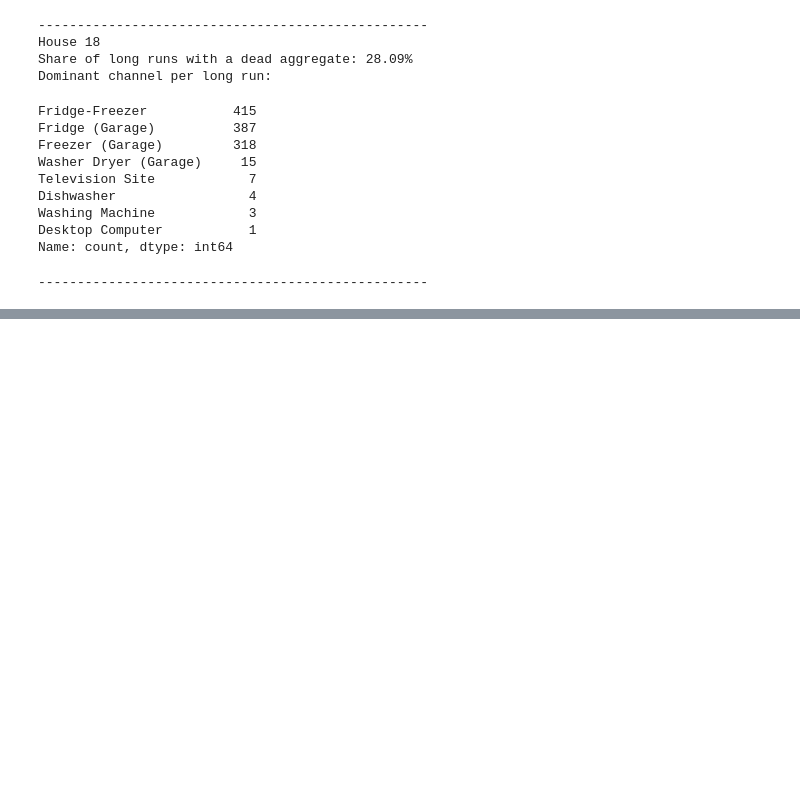
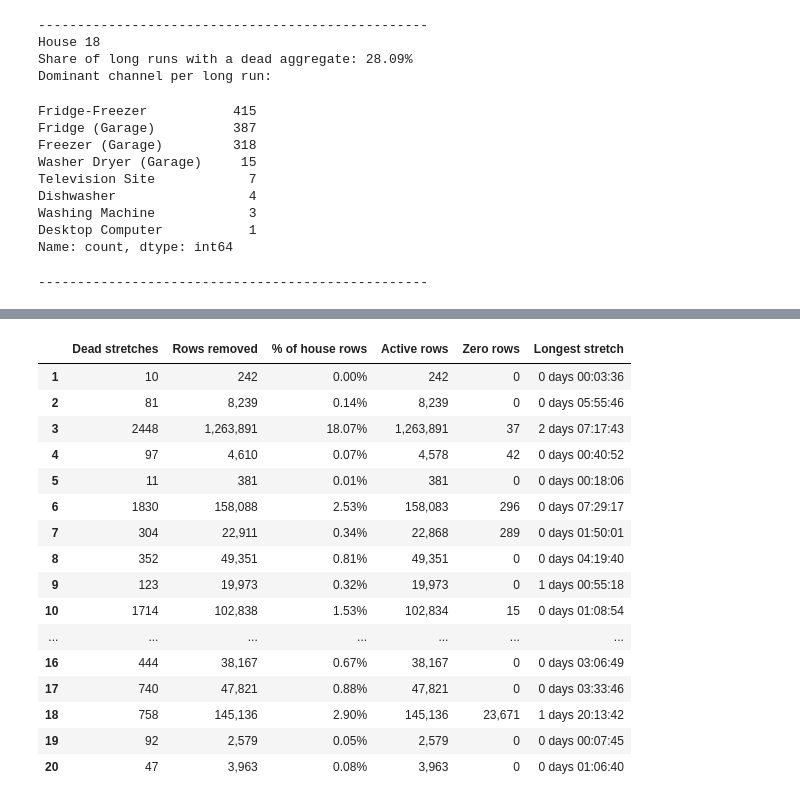
Before and after one commit to rulezcasa/nilm-moment, a Jupyter notebook: EDA.ipynb, the cells around one changed output, grey strips where cells are left out. Cells and saved outputs as stored; diff of their text form; code cells hidden in the pictures; blank space fills up the shorter version.

```diff
--- a/EDA.ipynb
+++ b/EDA.ipynb
@@ -476,0 +462,67 @@ The five exception houses were profiled before applying the above rules. Houses
+# %%
+NON_APPLIANCE = ("House", "Time", "Unix", "Aggregate", "Issues")
+DEAD_MIN = pd.Timedelta("2min")  # minimum length of a dead stretch, same as LONG_RUN
+LOW_AGG = 10                     # arbitiary W, below any real household base load
+ACTIVE_STD = 5                   # W, appliance-sum std above this means appliances are running
+
+
+def run_ids(house_data, key, gap_threshold=pd.Timedelta("2min")):
+    # a new run starts when key changes, or after a >2min time gap
+    return ((key != key.shift()) | (house_data["Time"].diff() > gap_threshold)).cumsum()
+
+
+def run_duration(house_data, run_id):
+    # Duration (end - start) of the run each row belongs to, aligned to the rows
+    time = house_data["Time"].groupby(run_id)
+    return time.transform("max") - time.transform("min")
+
+
+def find_dead_aggregate(house_data):
+    agg = house_data["Aggregate"]
+    app_sum = house_data[[c for c in house_data.columns if c not in NON_APPLIANCE]].sum(axis=1) #sum of appliance values
+
+    # Active: same value held for more than DEAD_MIN while the appliances keep changing
+    # (flat runs break whenever the value changes, so a live meter stepping 150 -> 151 W never builds a long run)
+    flat_id = run_ids(house_data, agg)
+    long_flat = run_duration(house_data, flat_id) > DEAD_MIN
+    app_std = app_sum[long_flat].groupby(flat_id[long_flat]).transform("std")
+    active = (app_std > ACTIVE_STD).reindex(agg.index, fill_value=False)
+
+    # Zero: below LOW_AGG for more than DEAD_MIN (breaks only when the reading leaves < 10 W, e.g. 0, 3, 0 W)
+    low = agg < LOW_AGG
+    zero = low & (run_duration(house_data, run_ids(house_data, low)) > DEAD_MIN)
+
+    return active | zero, active, zero #active | zero here is a row wise OR mask
+
+
+dead_masks = {}  # house_id -> boolean mask of dead rows, used by the removal cell
+dead_rows = {}
+for house_id, house_data in house_data_map.items():
+    if house_id in (11, 21):  # solar houses, ignore
+        continue
+    dead, active, zero = find_dead_aggregate(house_data)
+    dead_masks[house_id] = dead
+
+    # Group the dead rows into stretches to get their count and length
+    dead_id = run_ids(house_data, dead)[dead]
+    stretch = house_data.loc[dead, "Time"].groupby(dead_id).agg(["min", "max"])
+    durations = stretch["max"] - stretch["min"]
+
+    dead_rows[house_id] = {
+        "Dead stretches": len(stretch),
+        "Rows removed": int(dead.sum()),
+        "% of house rows": dead.mean(),
+        "Active rows": int(active.sum()),
+        "Zero rows": int(zero.sum()),
+        "Longest stretch": durations.max() if len(durations) else pd.Timedelta(0),
+    }
+
+dead_summary = pd.DataFrame.from_dict(dead_rows, orient="index")
+
+total_rows = sum(len(house_data_map[h]) for h in dead_summary.index)
+print(f"Total rows removed: {dead_summary['Rows removed'].sum():,} "
+      f"({dead_summary['Rows removed'].sum() / total_rows:.2%} of all rows)")
+
+dead_summary.style.format({"% of house rows": "{:.2%}", "Rows removed": "{:,}",
+                           "Active rows": "{:,}", "Zero rows": "{:,}"})
+# %% [output]
@@ -476,0 +530,17 @@ The five exception houses were profiled before applying the above rules. Houses
+|  | Dead stretches | Rows removed | % of house rows | Active rows | Zero rows | Longest stretch |
+| 1 | 10 | 242 | 0.00% | 242 | 0 | 0 days 00:03:36 |
+| 2 | 81 | 8,239 | 0.14% | 8,239 | 0 | 0 days 05:55:46 |
+| 3 | 2448 | 1,263,891 | 18.07% | 1,263,891 | 37 | 2 days 07:17:43 |
+| 4 | 97 | 4,610 | 0.07% | 4,578 | 42 | 0 days 00:40:52 |
+| 5 | 11 | 381 | 0.01% | 381 | 0 | 0 days 00:18:06 |
+| 6 | 1830 | 158,088 | 2.53% | 158,083 | 296 | 0 days 07:29:17 |
+| 7 | 304 | 22,911 | 0.34% | 22,868 | 289 | 0 days 01:50:01 |
+| 8 | 352 | 49,351 | 0.81% | 49,351 | 0 | 0 days 04:19:40 |
+| 9 | 123 | 19,973 | 0.32% | 19,973 | 0 | 1 days 00:55:18 |
+| 10 | 1714 | 102,838 | 1.53% | 102,834 | 15 | 0 days 01:08:54 |
+| ... | ... | ... | ... | ... | ... | ... |
+| 16 | 444 | 38,167 | 0.67% | 38,167 | 0 | 0 days 03:06:49 |
+| 17 | 740 | 47,821 | 0.88% | 47,821 | 0 | 0 days 03:33:46 |
+| 18 | 758 | 145,136 | 2.90% | 145,136 | 23,671 | 1 days 20:13:42 |
+| 19 | 92 | 2,579 | 0.05% | 2,579 | 0 | 0 days 00:07:45 |
+| 20 | 47 | 3,963 | 0.08% | 3,963 | 0 | 0 days 01:06:40 |
```
Also changed, not shown: parts of 21 cells of this notebook, 1 other file.
